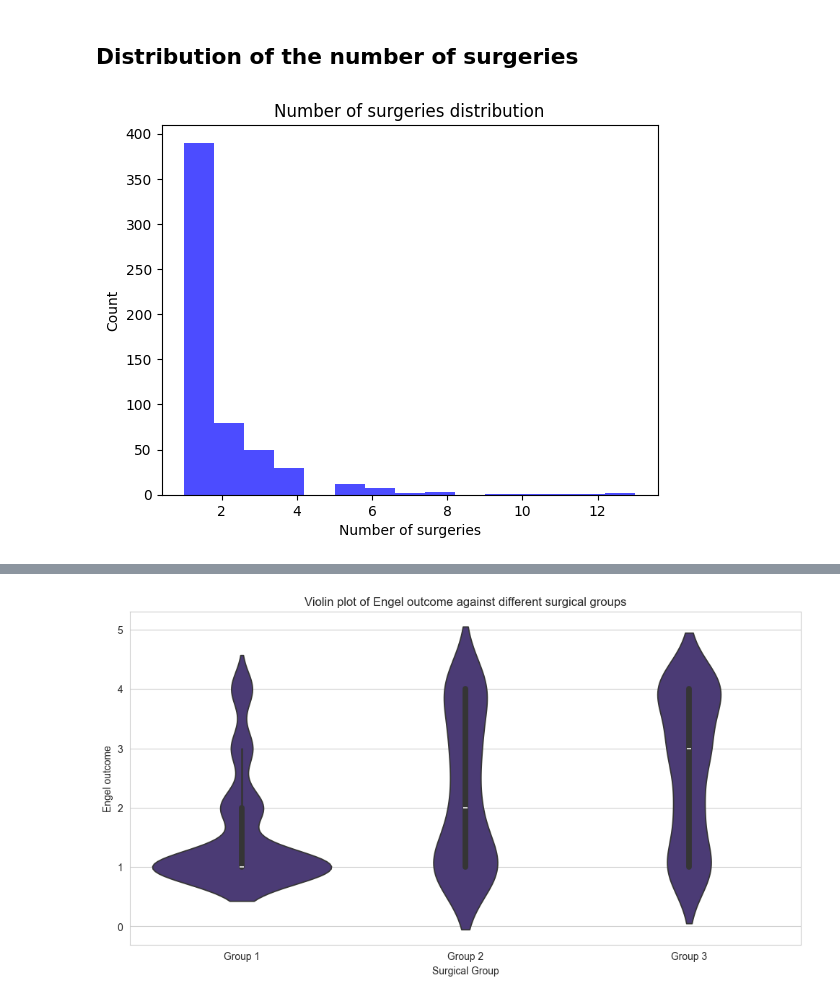
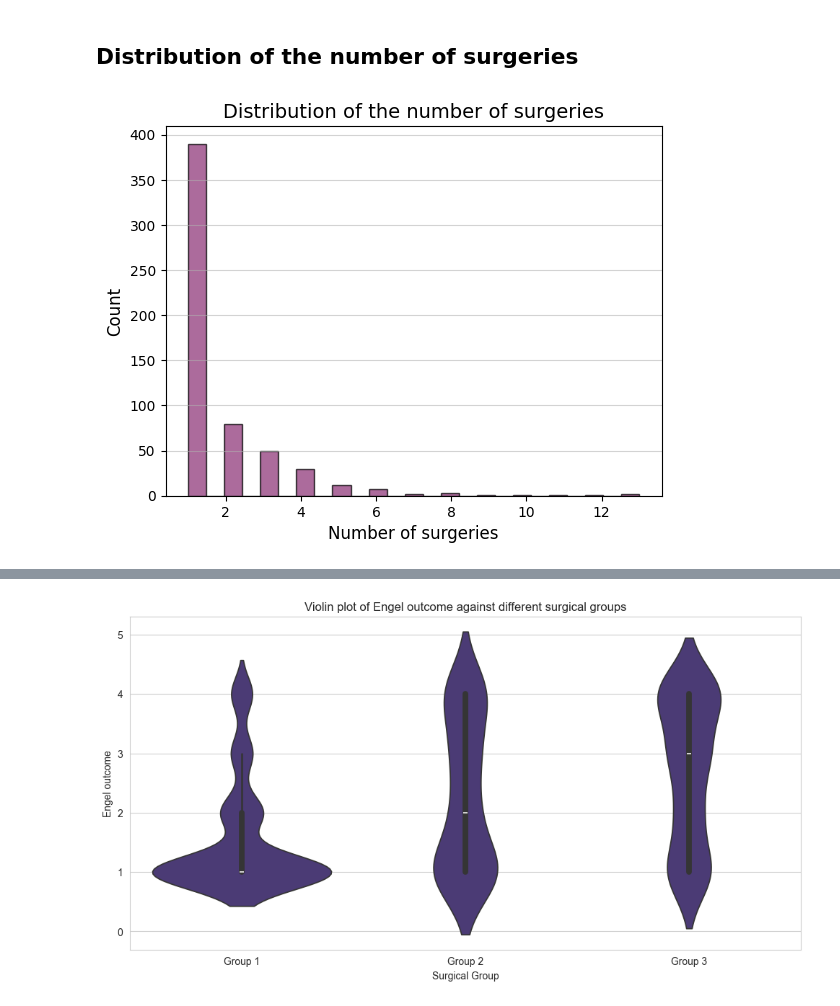
Before and after one commit to AmauryPelzer/Engel-outcome-prediction, a Jupyter notebook: notebooks/1. exploratory/exploratory.ipynb, the cells around one changed output, grey strips where cells are left out. Saved outputs shown, nothing was run; the diff lists cells and outputs as text; code cells hidden in the pictures.

```diff
--- a/notebooks/1. exploratory/exploratory.ipynb
+++ b/notebooks/1. exploratory/exploratory.ipynb
@@ -407,15 +412,18 @@ wide_df = pd.read_csv("../../data/processed/preprocessed_df.csv")
 # %%
 import matplotlib.pyplot as plt
 
 # Create a histogram
-plt.hist(wide_df["surgical_information"], bins=15, color='blue', alpha=0.7)
+plt.hist(wide_df["surgical_information"], bins=25, color='#892d73', alpha=0.7, edgecolor='black')
 
-# Add labels and title
-plt.xlabel('Number of surgeries')
-plt.ylabel('Count')
-plt.title('Number of surgeries distribution')
+# Add labels and title with the same style
+plt.xlabel('Number of surgeries', fontsize=12)
+plt.ylabel('Count', fontsize=12)
+plt.title('Distribution of the number of surgeries', fontsize=14)
+
+# Customize x-axis ticks if needed, and add a grid for readability
+plt.grid(axis='y', alpha=0.55)
 
 # Show the plot
 plt.show()
 # %% [output]
-[figure, old version]
+[figure, new version]
```
Also changed, not shown: parts of 4 cells of this notebook.
